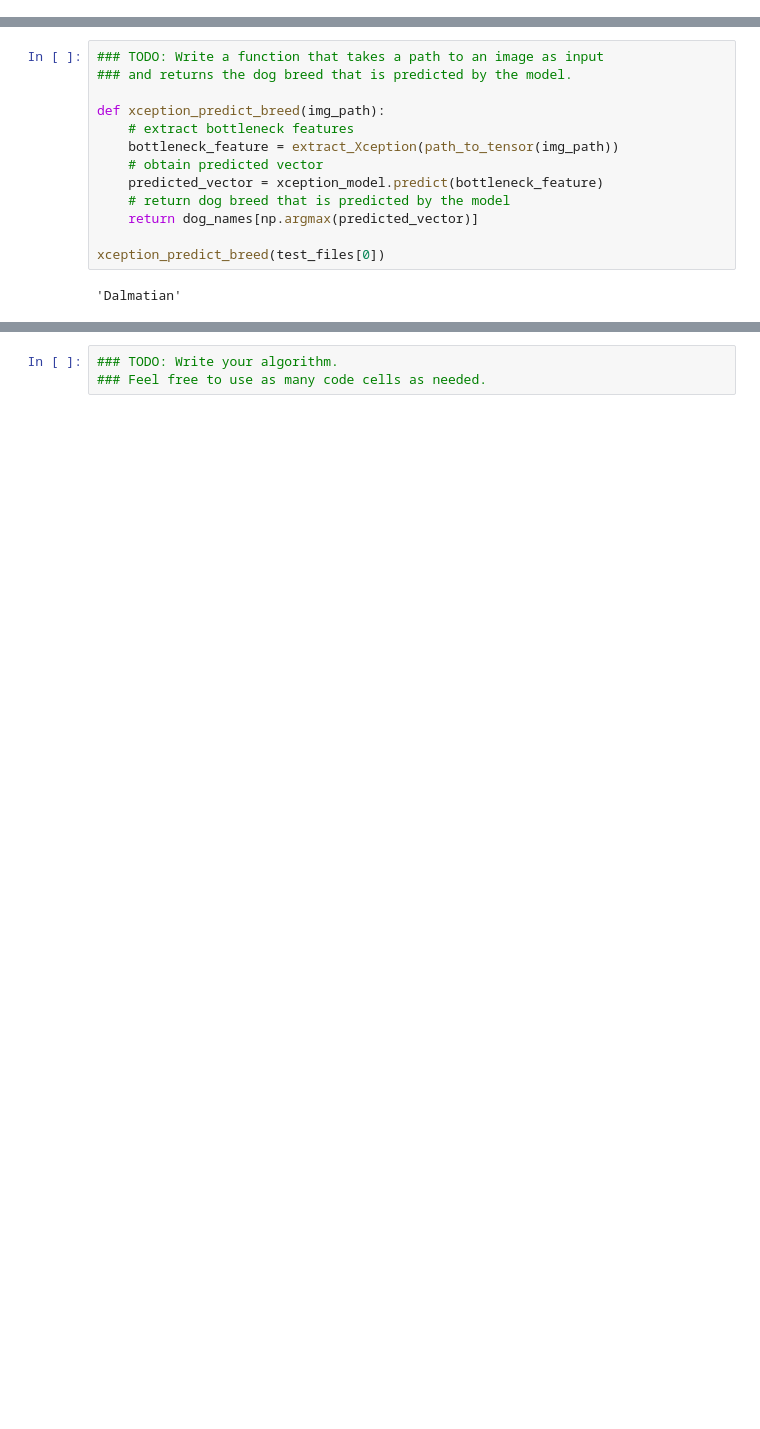
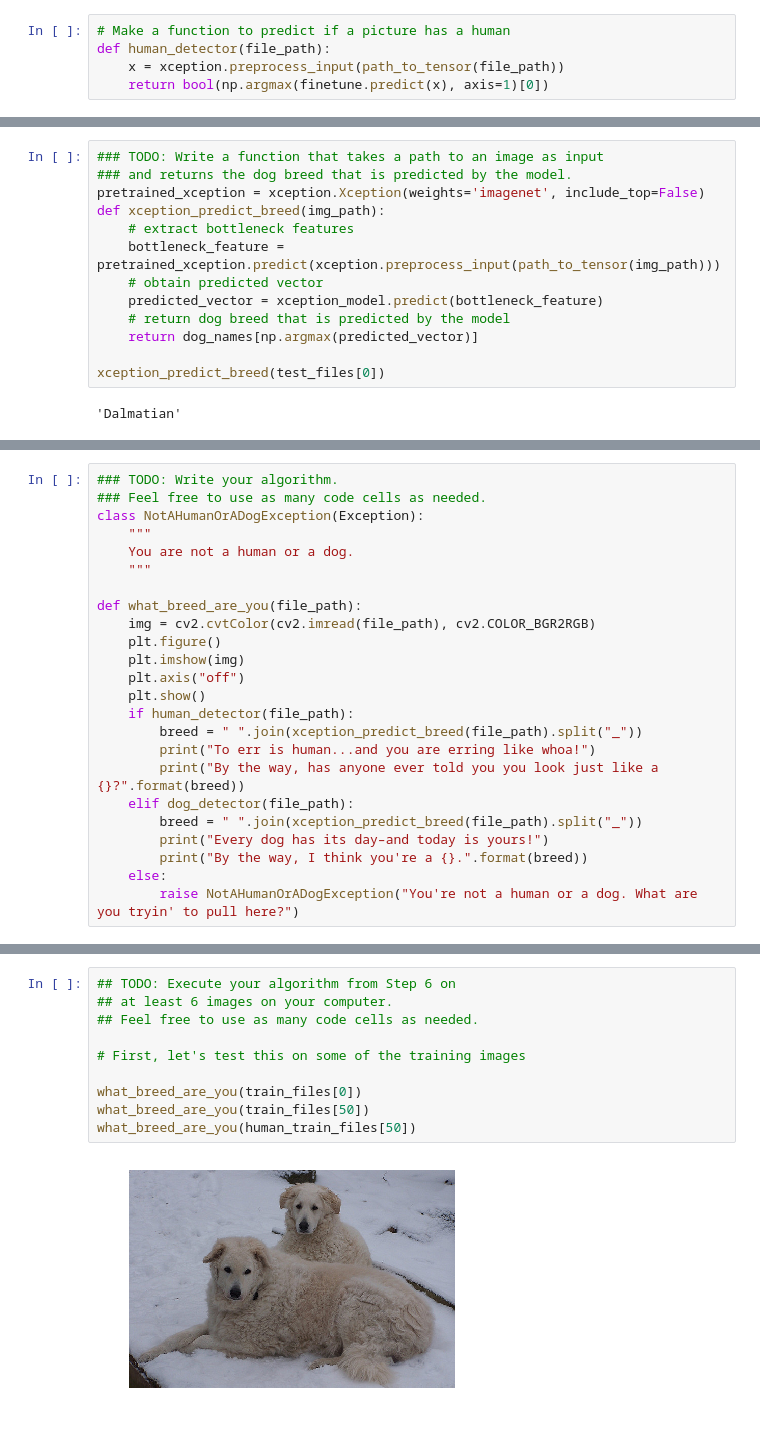
Before and after one commit to bthecohen/dog-project, a Jupyter notebook: dog_app.ipynb, the cells around one changed output, grey strips where cells are left out. Drawn from its saved outputs; the diff is of its cells as text; blank space fills up the shorter version.

```diff
--- a/dog_app.ipynb
+++ b/dog_app.ipynb
@@ -429,3 +429,8 @@ print('Test accuracy for dog pictures: %.4f%%' % dog_test_accuracy)
 # %% [output]
 Test accuracy for human pictures: 100.0000%
 Test accuracy for dog pictures: 99.8804%
+# %%
+# Make a function to predict if a picture has a human
+def human_detector(file_path):
+    x = xception.preprocess_input(path_to_tensor(file_path))
+    return bool(np.argmax(finetune.predict(x), axis=1)[0])
@@ -960,10 +956,10 @@ where `{network}`, in the above filename, should be one of `VGG19`, `Resnet50`,
 # %%
 ### TODO: Write a function that takes a path to an image as input
 ### and returns the dog breed that is predicted by the model.
-
+pretrained_xception = xception.Xception(weights='imagenet', include_top=False)
 def xception_predict_breed(img_path):
     # extract bottleneck features
-    bottleneck_feature = extract_Xception(path_to_tensor(img_path))
+    bottleneck_feature = pretrained_xception.predict(xception.preprocess_input(path_to_tensor(img_path)))
     # obtain predicted vector
     predicted_vector = xception_model.predict(bottleneck_feature)
     # return dog breed that is predicted by the model
@@ -990,3 +986,27 @@ Some sample output for our algorithm is provided below, but feel free to design
 
 
 ### (IMPLEMENTATION) Write your Algorithm
+# %%
+### TODO: Write your algorithm.
+### Feel free to use as many code cells as needed.
+class NotAHumanOrADogException(Exception):
+    """
+    You are not a human or a dog.
+    """
+
+def what_breed_are_you(file_path):
+    img = cv2.cvtColor(cv2.imread(file_path), cv2.COLOR_BGR2RGB)
+    plt.figure()
+    plt.imshow(img)
+    plt.axis("off")
+    plt.show()
+    if human_detector(file_path):
+        breed = " ".join(xception_predict_breed(file_path).split("_"))
+        print("To err is human...and you are erring like whoa!")
+        print("By the way, has anyone ever told you you look just like a {}?".format(breed))
+    elif dog_detector(file_path):
+        breed = " ".join(xception_predict_breed(file_path).split("_"))
+        print("Every dog has its day–and today is yours!")
+        print("By the way, I think you're a {}.".format(breed))
+    else:
+        raise NotAHumanOrADogException("You're not a human or a dog. What are you tryin' to pull here?")
@@ -993,3 +1034,12 @@ Some sample output for our algorithm is provided below, but feel free to design
 # %%
-### TODO: Write your algorithm.
-### Feel free to use as many code cells as needed.
+## TODO: Execute your algorithm from Step 6 on
+## at least 6 images on your computer.
+## Feel free to use as many code cells as needed.
+
+# First, let's test this on some of the training images
+
+what_breed_are_you(train_files[0])
+what_breed_are_you(train_files[50])
+what_breed_are_you(human_train_files[50])
+# %% [output]
+[figure, added]
```
Also changed, not shown: parts of 20 cells of this notebook, 9 other files.
